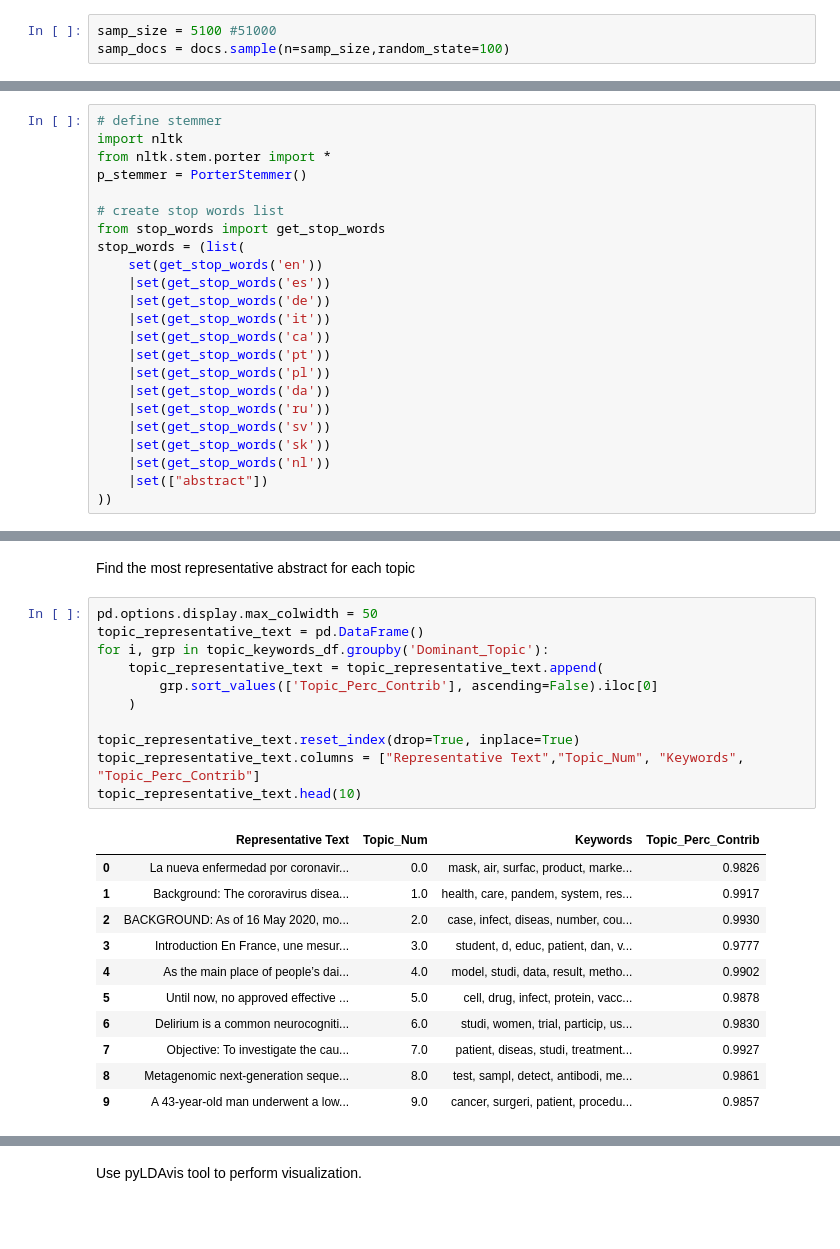
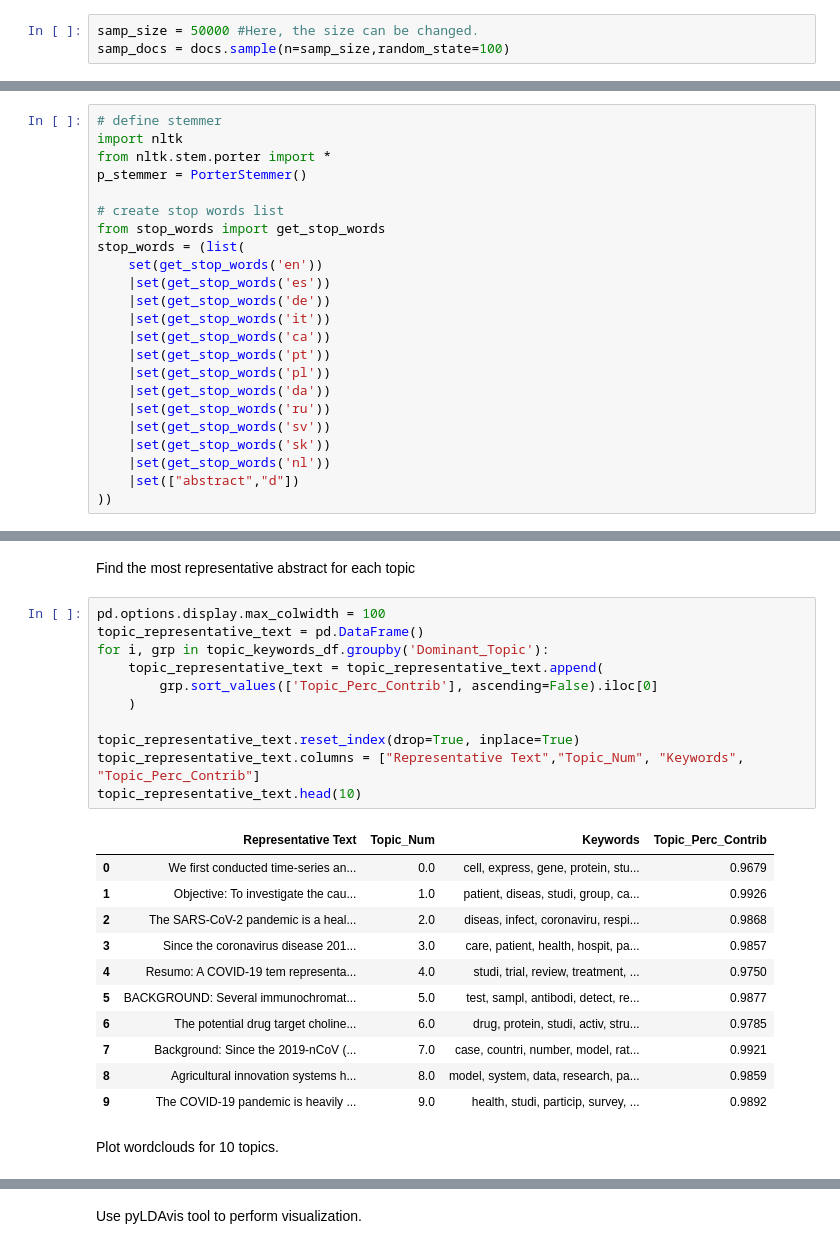
Before and after one commit to leizhipeng/covid19_textmining, a Jupyter notebook: topic_modeling_COVID.ipynb, the cells around one changed output, grey strips where cells are left out. Saved outputs shown, nothing was run; the diff lists cells and outputs as text; blank space fills up the shorter version.

```diff
--- a/topic_modeling_COVID.ipynb
+++ b/topic_modeling_COVID.ipynb
@@ -52,7 +47,7 @@ docs.head()
 4    Glycoconjugate vaccines based on bacterial cap...
 Name: abstract, dtype: object
 # %%
-samp_size = 5100 #51000
+samp_size = 50000 #Here, the size can be changed.
 samp_docs = docs.sample(n=samp_size,random_state=100)
 # %% [markdown]
 # 2. Preprocessing texts
@@ -112,7 +107,7 @@ stop_words = (list(
     |set(get_stop_words('sv'))
     |set(get_stop_words('sk'))
     |set(get_stop_words('nl'))
-    |set(["abstract"])
+    |set(["abstract","d"])
 ))
 # %%
 from nltk.tokenize import word_tokenize
@@ -199,28 +194,30 @@ topic_keywords_df.head(3)
 # %% [markdown]
 Find the most representative abstract for each topic
 # %%
-pd.options.display.max_colwidth = 50
+pd.options.display.max_colwidth = 100
 topic_representative_text = pd.DataFrame()
 for i, grp in topic_keywords_df.groupby('Dominant_Topic'):
     topic_representative_text = topic_representative_text.append(
         grp.sort_values(['Topic_Perc_Contrib'], ascending=False).iloc[0]
     )
 
 topic_representative_text.reset_index(drop=True, inplace=True)
 topic_representative_text.columns = ["Representative Text","Topic_Num", "Keywords", "Topic_Perc_Contrib"]
 topic_representative_text.head(10)
 # %% [output]
 |  | Representative Text | Topic_Num | Keywords | Topic_Perc_Contrib |
-| 0 | La nueva enfermedad por coronavir... | 0.0 | mask, air, surfac, product, marke... | 0.9826 |
-| 1 | Background: The cororavirus disea... | 1.0 | health, care, pandem, system, res... | 0.9917 |
-| 2 | BACKGROUND: As of 16 May 2020, mo... | 2.0 | case, infect, diseas, number, cou... | 0.9930 |
-| 3 | Introduction En France, une mesur... | 3.0 | student, d, educ, patient, dan, v... | 0.9777 |
-| 4 | As the main place of people’s dai... | 4.0 | model, studi, data, result, metho... | 0.9902 |
-| 5 | Until now, no approved effective ... | 5.0 | cell, drug, infect, protein, vacc... | 0.9878 |
-| 6 | Delirium is a common neurocogniti... | 6.0 | studi, women, trial, particip, us... | 0.9830 |
-| 7 | Objective: To investigate the cau... | 7.0 | patient, diseas, studi, treatment... | 0.9927 |
-| 8 | Metagenomic next-generation seque... | 8.0 | test, sampl, detect, antibodi, me... | 0.9861 |
-| 9 | A 43-year-old man underwent a low... | 9.0 | cancer, surgeri, patient, procedu... | 0.9857 |
+| 0 | We first conducted time-series an... | 0.0 | cell, express, gene, protein, stu... | 0.9679 |
+| 1 | Objective: To investigate the cau... | 1.0 | patient, diseas, studi, group, ca... | 0.9926 |
+| 2 | The SARS-CoV-2 pandemic is a heal... | 2.0 | diseas, infect, coronaviru, respi... | 0.9868 |
+| 3 | Since the coronavirus disease 201... | 3.0 | care, patient, health, hospit, pa... | 0.9857 |
+| 4 | Resumo: A COVID-19 tem representa... | 4.0 | studi, trial, review, treatment, ... | 0.9750 |
+| 5 | BACKGROUND: Several immunochromat... | 5.0 | test, sampl, antibodi, detect, re... | 0.9877 |
+| 6 | The potential drug target choline... | 6.0 | drug, protein, studi, activ, stru... | 0.9785 |
+| 7 | Background: Since the 2019-nCoV (... | 7.0 | case, countri, number, model, rat... | 0.9921 |
+| 8 | Agricultural innovation systems h... | 8.0 | model, system, data, research, pa... | 0.9859 |
+| 9 | The COVID-19 pandemic is heavily ... | 9.0 | health, studi, particip, survey, ... | 0.9892 |
+# %% [markdown]
+Plot wordclouds for 10 topics.
 # %%
 from wordcloud import WordCloud, STOPWORDS
 import matplotlib.colors as mcolors
```
Also changed, not shown: parts of 5 cells of this notebook, 3 other files.
